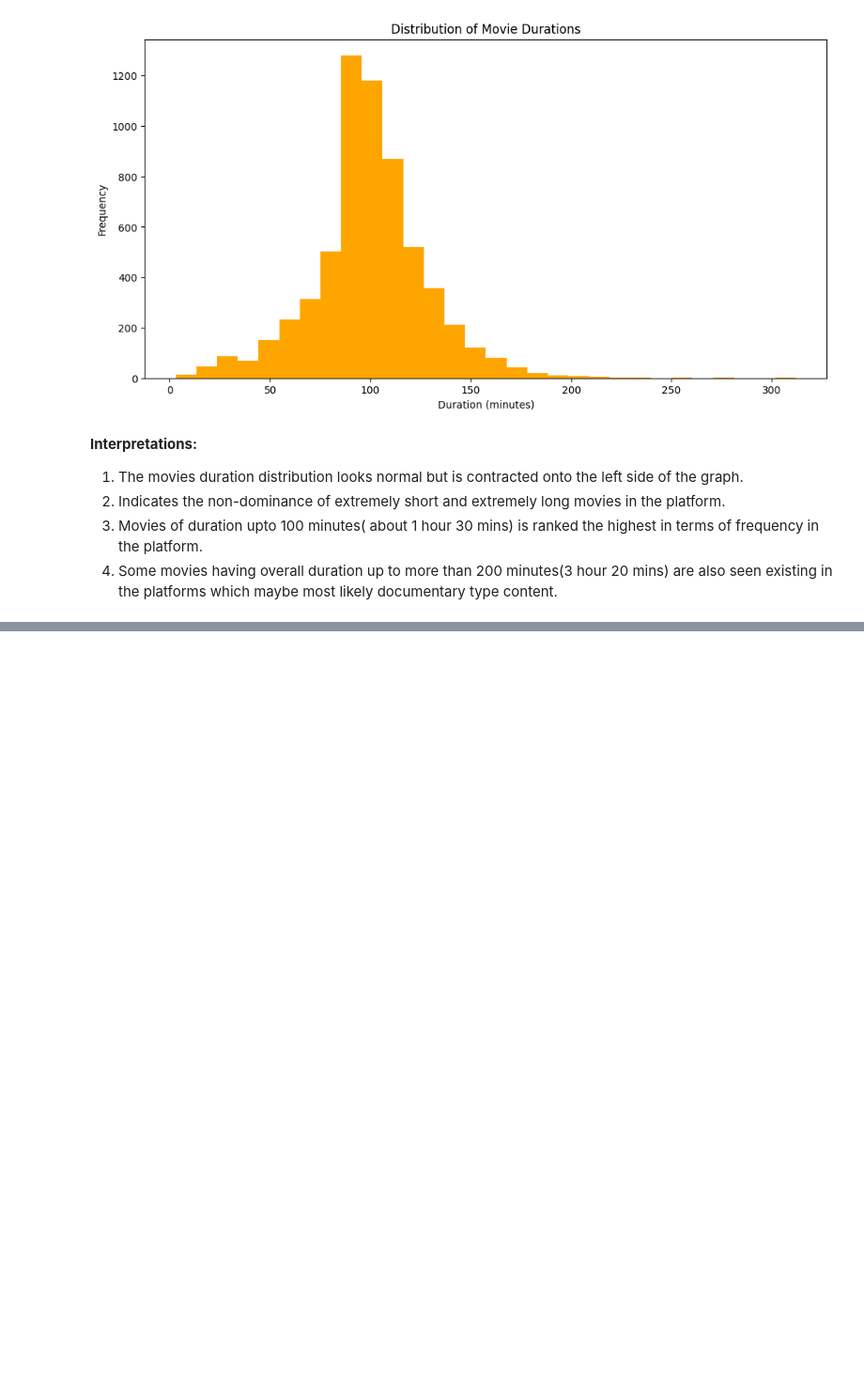
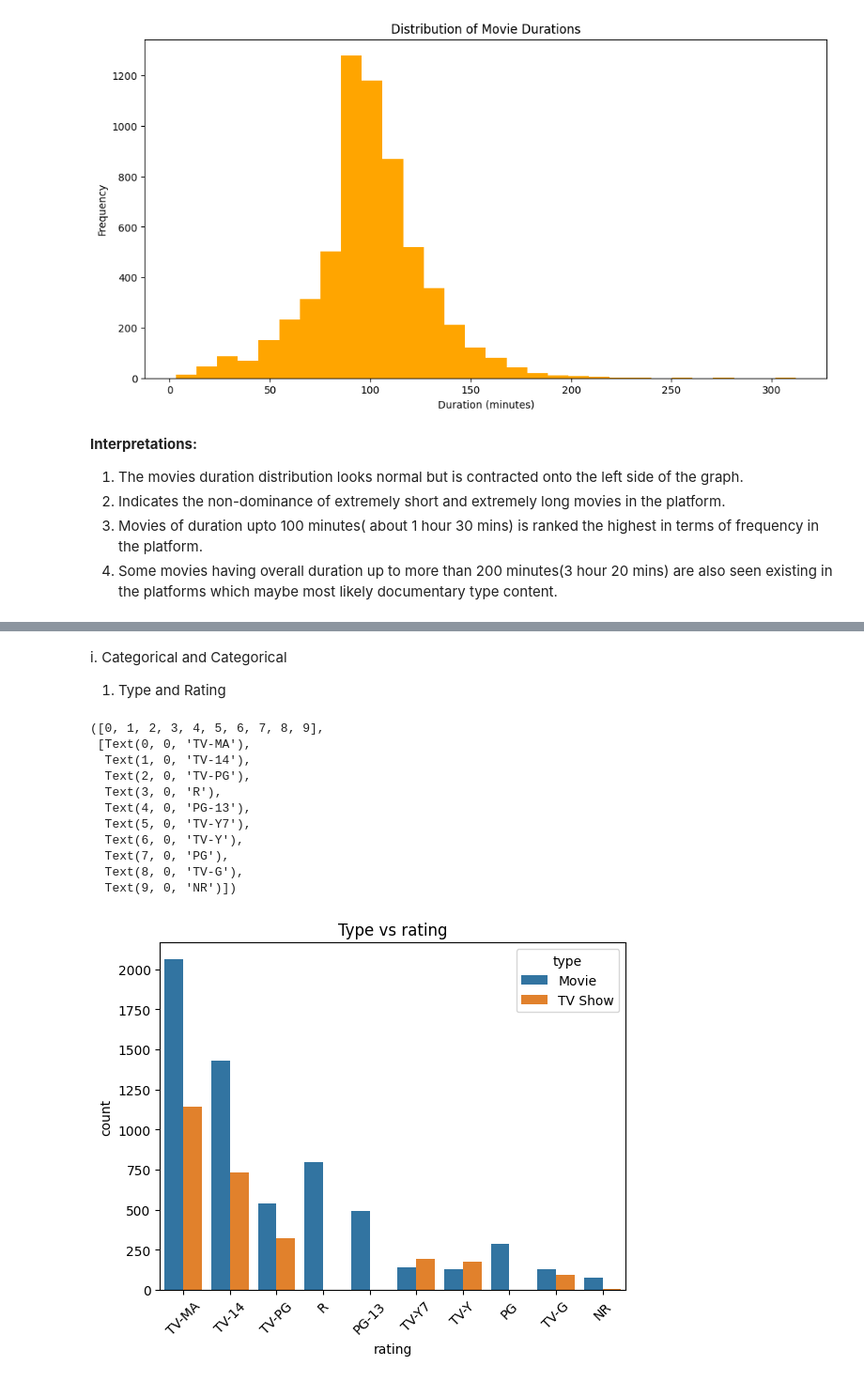
Before and after one commit to SakriyaPyakurel/netflix-EDA, a Jupyter notebook: operations.ipynb, the cells around one changed output, grey strips where cells are left out. Shown: that part at 94% size. Saved outputs shown, nothing was run; the diff lists cells and outputs as text; code cells hidden in the pictures; blank space fills up the shorter version.

```diff
--- a/operations.ipynb
+++ b/operations.ipynb
@@ -278,0 +338,21 @@ Text(0, 0.5, 'Frequency')
+# %% [markdown]
+i. Categorical and Categorical
+
+1. Type and Rating
+# %%
+sb.countplot(data=df,x='rating',hue='type',order=df['rating'].value_counts().index[:10])
+plt.title("Type vs rating")
+plt.xticks(rotation=45)
+# %% [output]
+([0, 1, 2, 3, 4, 5, 6, 7, 8, 9],
+ [Text(0, 0, 'TV-MA'),
+  Text(1, 0, 'TV-14'),
+  Text(2, 0, 'TV-PG'),
+  Text(3, 0, 'R'),
+  Text(4, 0, 'PG-13'),
+  Text(5, 0, 'TV-Y7'),
+  Text(6, 0, 'TV-Y'),
+  Text(7, 0, 'PG'),
+  Text(8, 0, 'TV-G'),
+  Text(9, 0, 'NR')])
+[figure, added]
```
Also changed, not shown: parts of 27 cells of this notebook.
